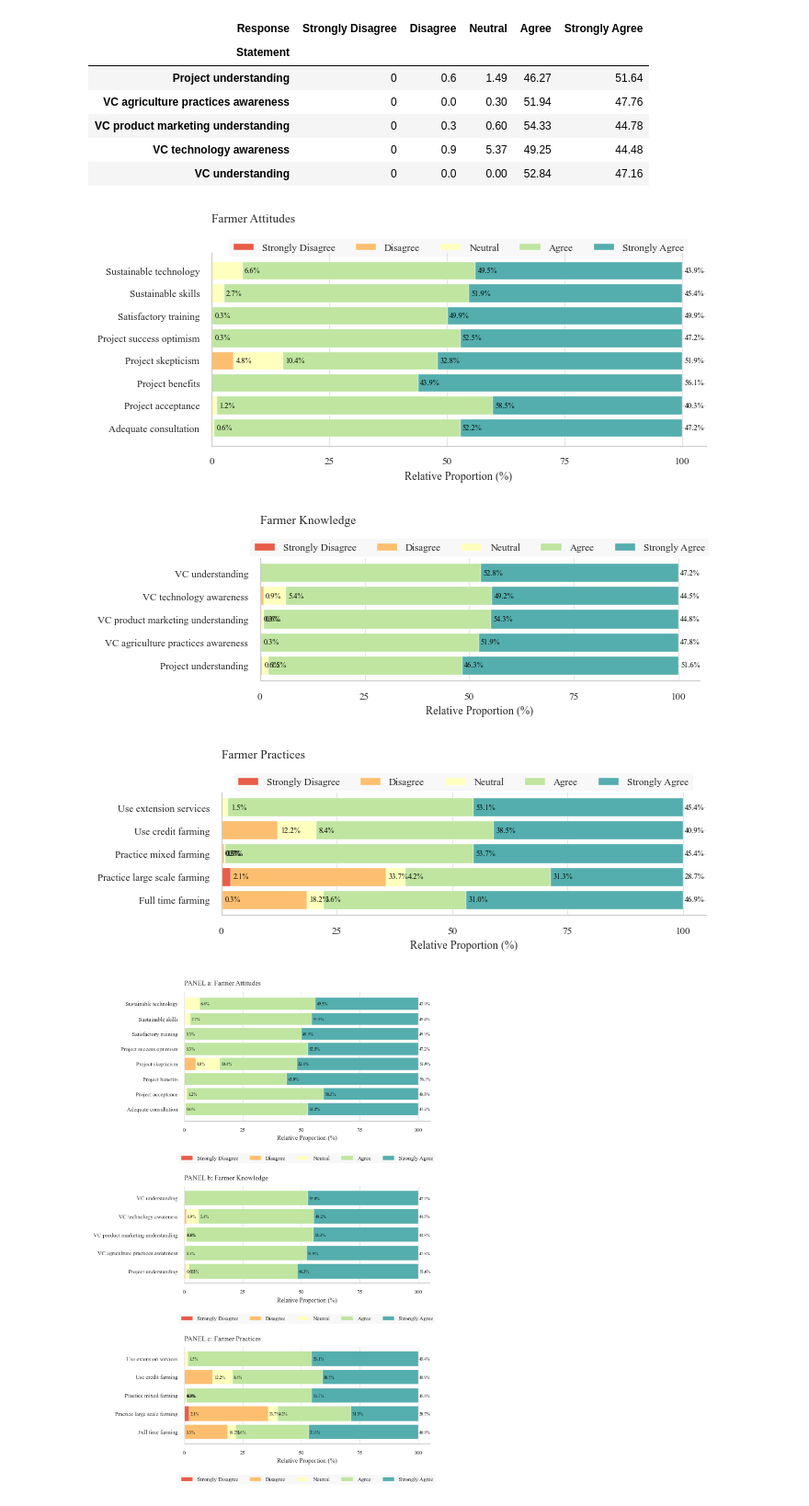
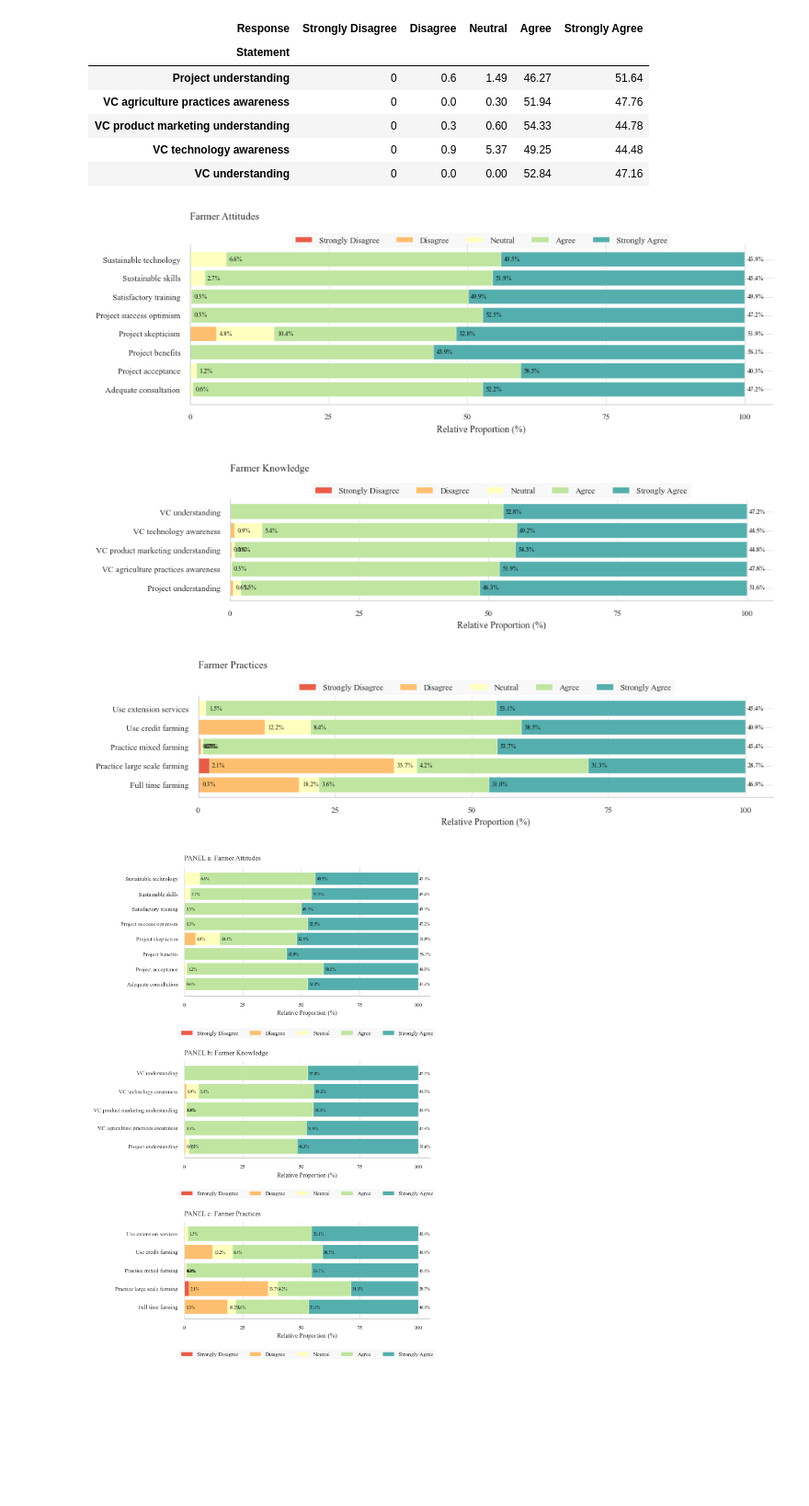
Before and after one commit to StephKisee/narigp-farmer-impact-study, a Jupyter notebook: notebooks/notebook.ipynb, the cells around one changed output. Shown at 92% size. Drawn from its saved outputs; the diff is of its cells as text; code cells hidden in the pictures; blank space fills up the shorter version.

```diff
--- a/notebooks/notebook.ipynb
+++ b/notebooks/notebook.ipynb
@@ -124,13 +30,6 @@ makueni_sub_counties = sub_counties[sub_counties['county'] == 'Makueni']
 makueni_wards = wards[wards['county'] == 'Makueni']
 
 survey.rename(columns=column_names, inplace=True)
-
-replace_map = {'Diasgree': 'Disagree',
-               'Kako': 'Waia/Kako',
-               'Mtito': 'Mtito Andei'}
-
-reverse_map = {v: k for k, v in ordinal_map.items()}
-
 survey.replace(replace_map, inplace=True)
 survey.replace(ordinal_map, inplace=True)
 
@@ -705,7 +522,7 @@ def bar_plot(df, ax, palette=None):
 #
 # plt.show()
 # %%
-fig, ax = plt.subplots(figsize=(6.7, 3))
+fig, ax = plt.subplots(figsize=(9, 3))
 
 ax = bar_plot(farmer_attitudes_pivoted, ax)
 
@@ -721,41 +538,41 @@ ax.legend(loc='upper center', ncol=5, bbox_to_anchor=(0.5, 1.1),
 sns.despine()
 plt.show()
 
-fig, ax = plt.subplots(figsize=(6.7, 2.25))
+fig, ax = plt.subplots(figsize=(9, 2.25))
 
 ax = bar_plot(farmer_knowledge_pivoted, ax)
 
 ax.set_title('Farmer Knowledge', y=1.22, loc='left')
 ax.set_xlabel('Relative Proportion (%)')
 ax.set_ylabel('')
 ax.set_xticks(np.arange(0, 101, 25))
 ax.set_xticklabels(np.arange(0, 101, 25))
 ax.set_xlim(0, 105)
 ax.legend(loc='upper center', ncol=5, bbox_to_anchor=(0.5, 1.2),
           facecolor='gray', framealpha=0.05)
 
 sns.despine()
 plt.show()
 
-fig, ax = plt.subplots(figsize=(6.7, 2.25))
+fig, ax = plt.subplots(figsize=(9, 2.25))
 
 ax = bar_plot(farmer_practices_pivoted, ax)
 
 ax.set_title('Farmer Practices', y=1.22, loc='left')
 ax.set_xlabel('Relative Proportion (%)')
 ax.set_ylabel('')
 ax.set_xticks(np.arange(0, 101, 25))
 ax.set_xticklabels(np.arange(0, 101, 25))
 ax.set_xlim(0, 105)
 ax.legend(loc='upper center', ncol=5, bbox_to_anchor=(0.5, 1.2),
           facecolor='gray', framealpha=0.05)
 
 sns.despine()
 plt.show()
 # %% [output]
-[figure, old version]
+[figure, new version]
-[figure, old version]
+[figure, new version]
-[figure, old version]
+[figure, new version]
 # %%
 fig, ax = plt.subplots(3, 1, figsize=(6.7, 9.8), gridspec_kw={'hspace': 0.1, 'height_ratios': [4, 3, 3]})
 
```
Also changed, not shown: parts of 16 cells of this notebook, 2 other files.
